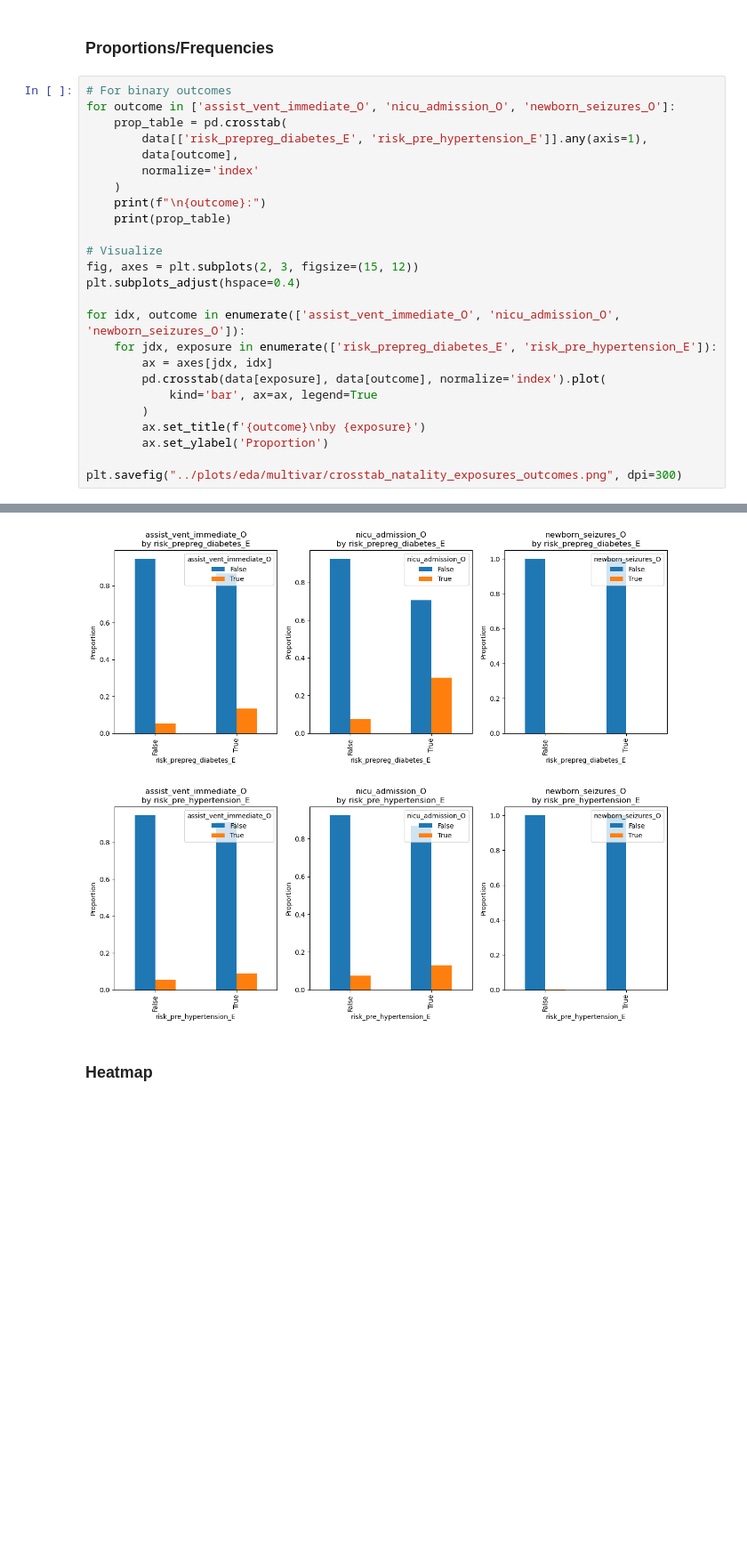
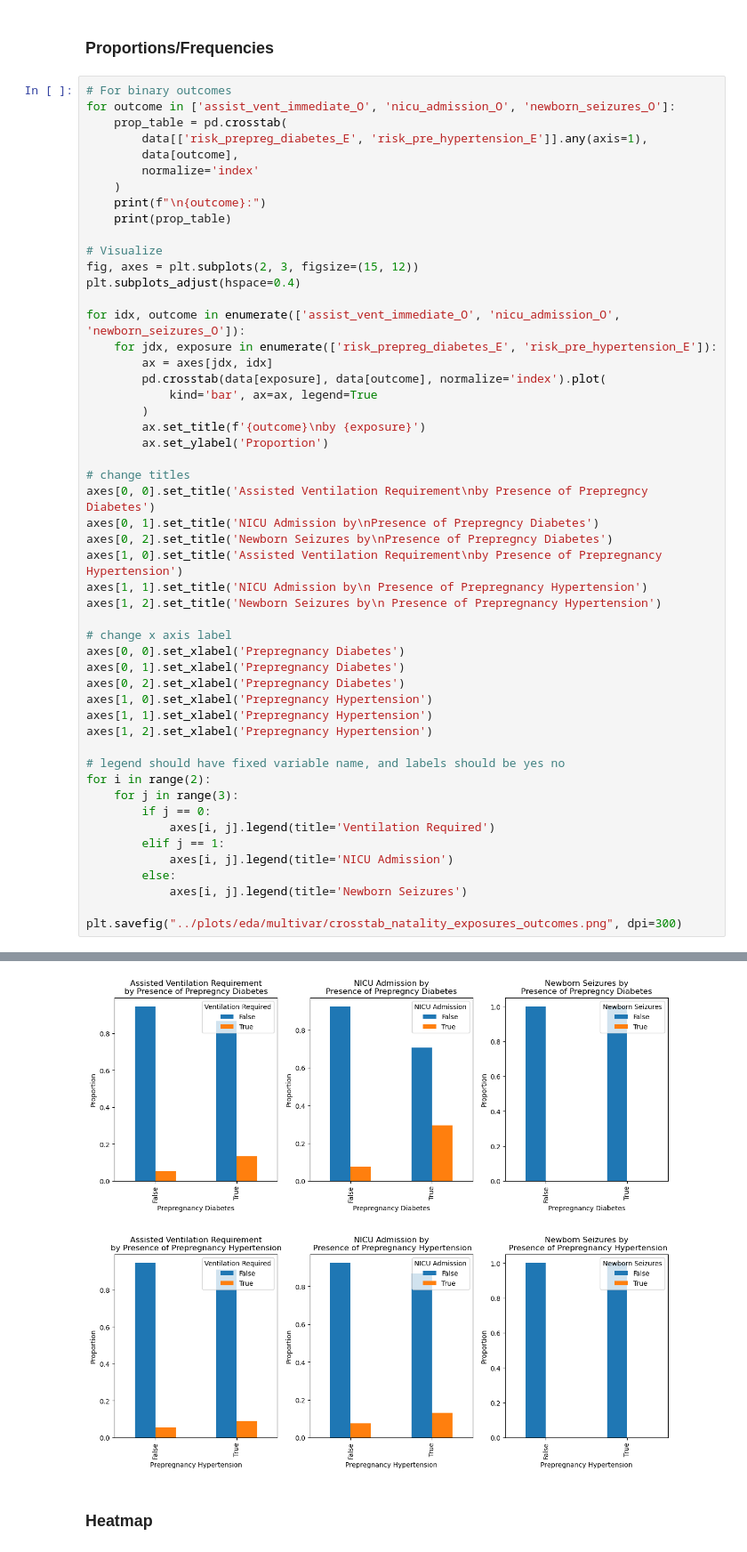
Before and after one commit to alisonmanna/dsan5100-final-project-group4, a Jupyter notebook: eda/eda_alison.ipynb, the cells around one changed output, grey strips where cells are left out. Shown at 89% size. Saved outputs shown, nothing was run; the diff lists cells and outputs as text; blank space fills up the shorter version.

```diff
--- a/eda/eda_alison.ipynb
+++ b/eda/eda_alison.ipynb
@@ -158,34 +158,60 @@ fig, axes = plt.subplots(2, 3, figsize=(15, 12))
 plt.subplots_adjust(hspace=0.4)
 
 for idx, outcome in enumerate(['assist_vent_immediate_O', 'nicu_admission_O', 'newborn_seizures_O']):
     for jdx, exposure in enumerate(['risk_prepreg_diabetes_E', 'risk_pre_hypertension_E']):
         ax = axes[jdx, idx]
         pd.crosstab(data[exposure], data[outcome], normalize='index').plot(
             kind='bar', ax=ax, legend=True
         )
         ax.set_title(f'{outcome}\nby {exposure}')
         ax.set_ylabel('Proportion')
 
+# change titles
+axes[0, 0].set_title('Assisted Ventilation Requirement\nby Presence of Prepregncy Diabetes')
+axes[0, 1].set_title('NICU Admission by\nPresence of Prepregncy Diabetes')
+axes[0, 2].set_title('Newborn Seizures by\nPresence of Prepregncy Diabetes')
+axes[1, 0].set_title('Assisted Ventilation Requirement\nby Presence of Prepregnancy Hypertension')
+axes[1, 1].set_title('NICU Admission by\n Presence of Prepregnancy Hypertension')
+axes[1, 2].set_title('Newborn Seizures by\n Presence of Prepregnancy Hypertension')
+
+# change x axis label
+axes[0, 0].set_xlabel('Prepregnancy Diabetes')
+axes[0, 1].set_xlabel('Prepregnancy Diabetes')
+axes[0, 2].set_xlabel('Prepregnancy Diabetes')
+axes[1, 0].set_xlabel('Prepregnancy Hypertension')
+axes[1, 1].set_xlabel('Prepregnancy Hypertension')
+axes[1, 2].set_xlabel('Prepregnancy Hypertension')
+
+# legend should have fixed variable name, and labels should be yes no
+for i in range(2):
+    for j in range(3):
+        if j == 0:
+            axes[i, j].legend(title='Ventilation Required')
+        elif j == 1:
+            axes[i, j].legend(title='NICU Admission')
+        else:
+            axes[i, j].legend(title='Newborn Seizures')
+
 plt.savefig("../plots/eda/multivar/crosstab_natality_exposures_outcomes.png", dpi=300)
 # %% [output]
 assist_vent_immediate_O:
 assist_vent_immediate_O     False     True
 row_0
 False                    0.947066  0.052934
 True                     0.902844  0.097156
 
 nicu_admission_O:
 nicu_admission_O     False     True
 row_0
 False             0.926289  0.073711
 True              0.836493  0.163507
 
 newborn_seizures_O:
 newborn_seizures_O     False     True
 row_0
 False               0.999374  0.000626
 True                1.000000  0.000000
-[figure, old version]
+[figure, new version]
 # %% [markdown]
 ### Heatmap
 # %%
```
Also changed, not shown: parts of 2 cells of this notebook, 32 other files.
